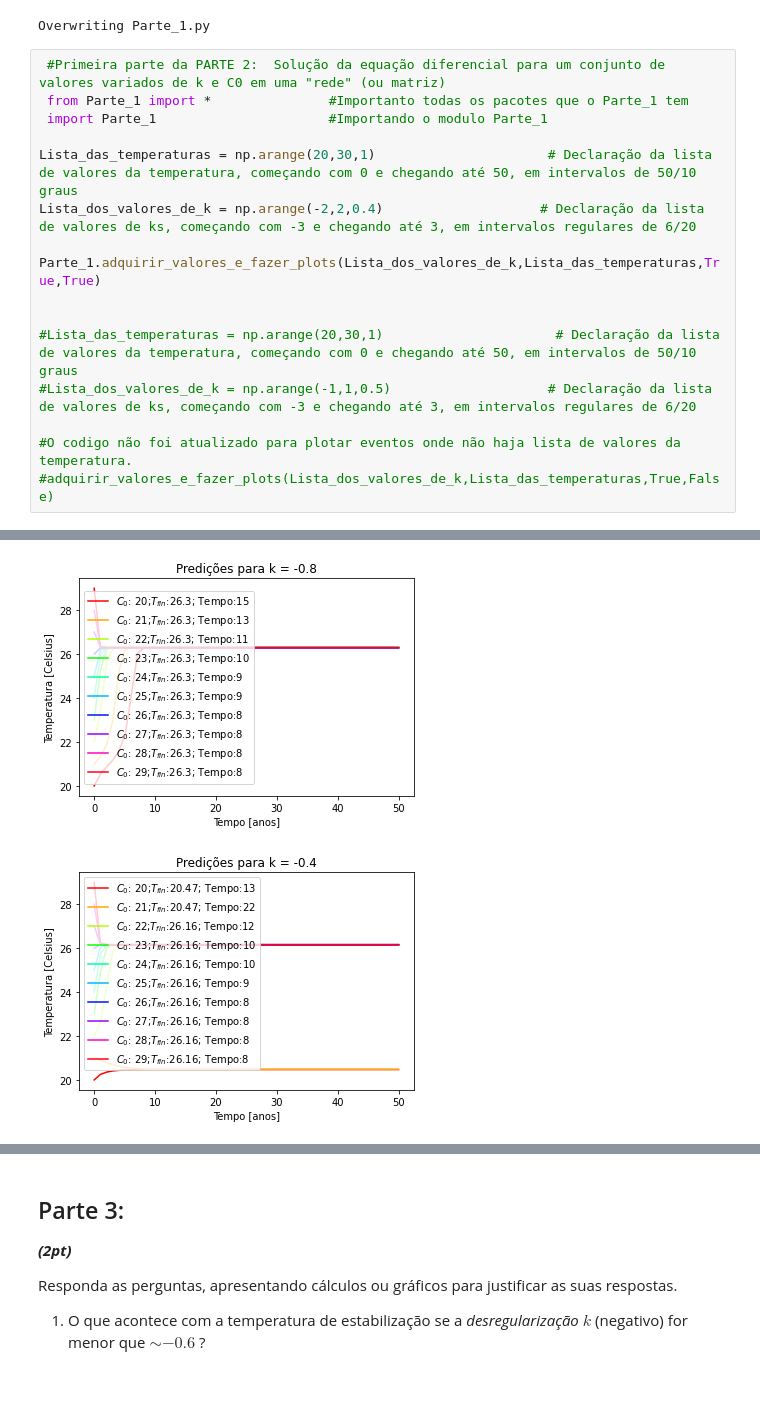
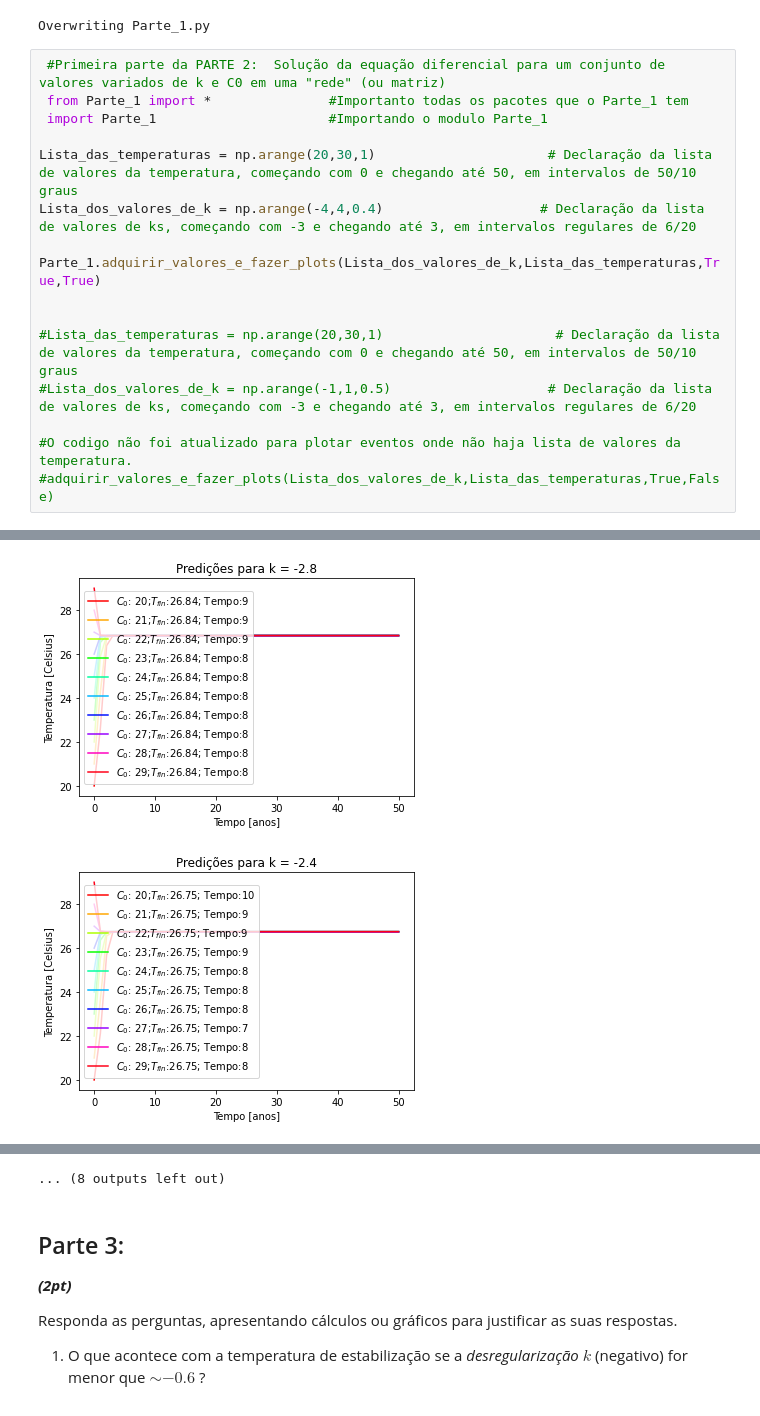
Before and after one commit to MataiasCost/Python_UERJ, a Jupyter notebook: Projeto1_IntroPythonUERJ.ipynb, the cells around one changed output, grey strips where cells are left out. Saved outputs shown, nothing was run; the diff lists cells and outputs as text.

```diff
--- a/Projeto1_IntroPythonUERJ.ipynb
+++ b/Projeto1_IntroPythonUERJ.ipynb
@@ -309,7 +309,7 @@ Overwriting Parte_1.py
  import Parte_1                      #Importando o modulo Parte_1
 
 Lista_das_temperaturas = np.arange(20,30,1)                      # Declaração da lista de valores da temperatura, começando com 0 e chegando até 50, em intervalos de 50/10 graus
-Lista_dos_valores_de_k = np.arange(-2,2,0.4)                    # Declaração da lista de valores de ks, começando com -3 e chegando até 3, em intervalos regulares de 6/20
+Lista_dos_valores_de_k = np.arange(-4,4,0.4)                    # Declaração da lista de valores de ks, começando com -3 e chegando até 3, em intervalos regulares de 6/20
 
 Parte_1.adquirir_valores_e_fazer_plots(Lista_dos_valores_de_k,Lista_das_temperaturas,True,True)
 
@@ -326,2 +326,2 @@ Parte_1.adquirir_valores_e_fazer_plots(Lista_dos_valores_de_k,Lista_das_temperat
-[figure, old version]
+[figure, new version]
-[figure, old version]
+[figure, new version]
@@ -333,3 +335,4 @@ Parte_1.adquirir_valores_e_fazer_plots(Lista_dos_valores_de_k,Lista_das_temperat
+... (8 outputs left out)
 # %% [markdown]
 ## Parte 3:
 
```
Also changed, not shown: parts of 7 cells of this notebook.
